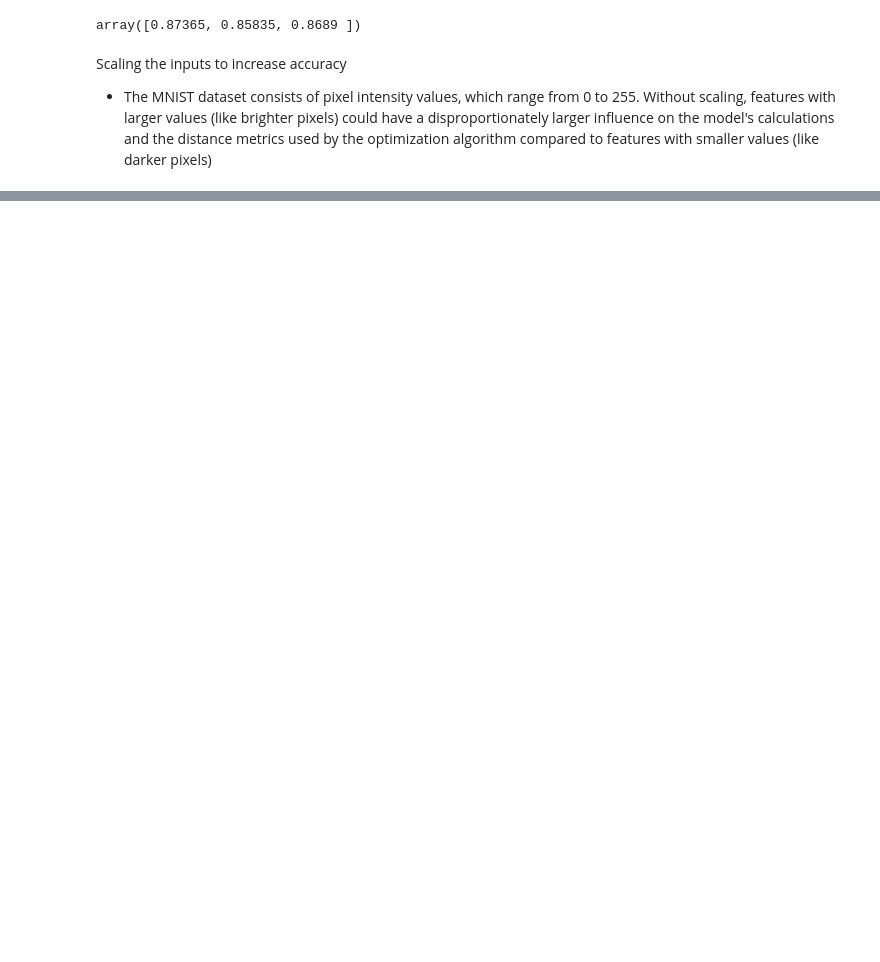
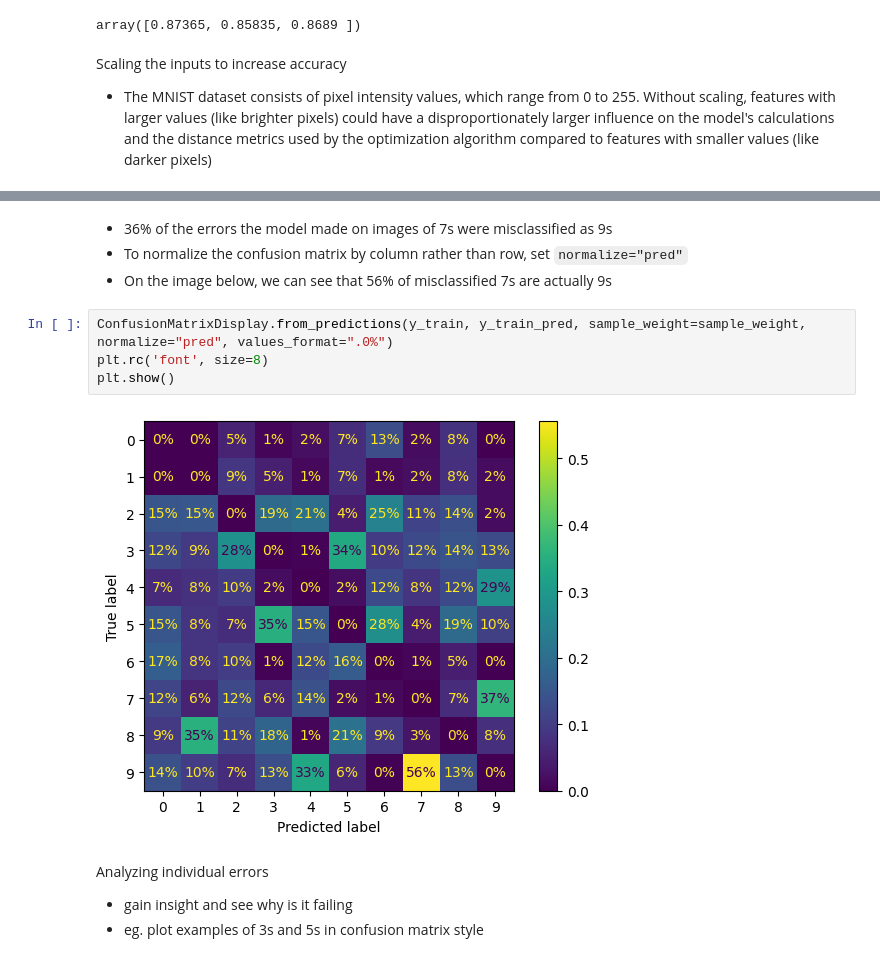
Before and after one commit to KANGWEII/hands_on_ml, a Jupyter notebook: Chapter03/classification.ipynb, the cells around one changed output, grey strips where cells are left out. Cells and saved outputs as stored; diff of their text form; blank space fills up the shorter version.

```diff
--- a/Chapter03/classification.ipynb
+++ b/Chapter03/classification.ipynb
@@ -498,0 +534,14 @@ array([0.8983, 0.891 , 0.9018])
+# %% [markdown]
+- 36% of the errors the model made on images of 7s were misclassified as 9s
+- To normalize the confusion matrix by column rather than row, set `normalize="pred"`
+- On the image below, we can see that 56% of misclassified 7s are actually 9s
+# %%
+ConfusionMatrixDisplay.from_predictions(y_train, y_train_pred, sample_weight=sample_weight, normalize="pred", values_format=".0%")
+plt.rc('font', size=8)
+plt.show()
+# %% [output]
+[figure, added]
+# %% [markdown]
+Analyzing individual errors
+- gain insight and see why is it failing
+- eg. plot examples of 3s and 5s in confusion matrix style
```
Also changed, not shown: parts of 16 cells of this notebook.
